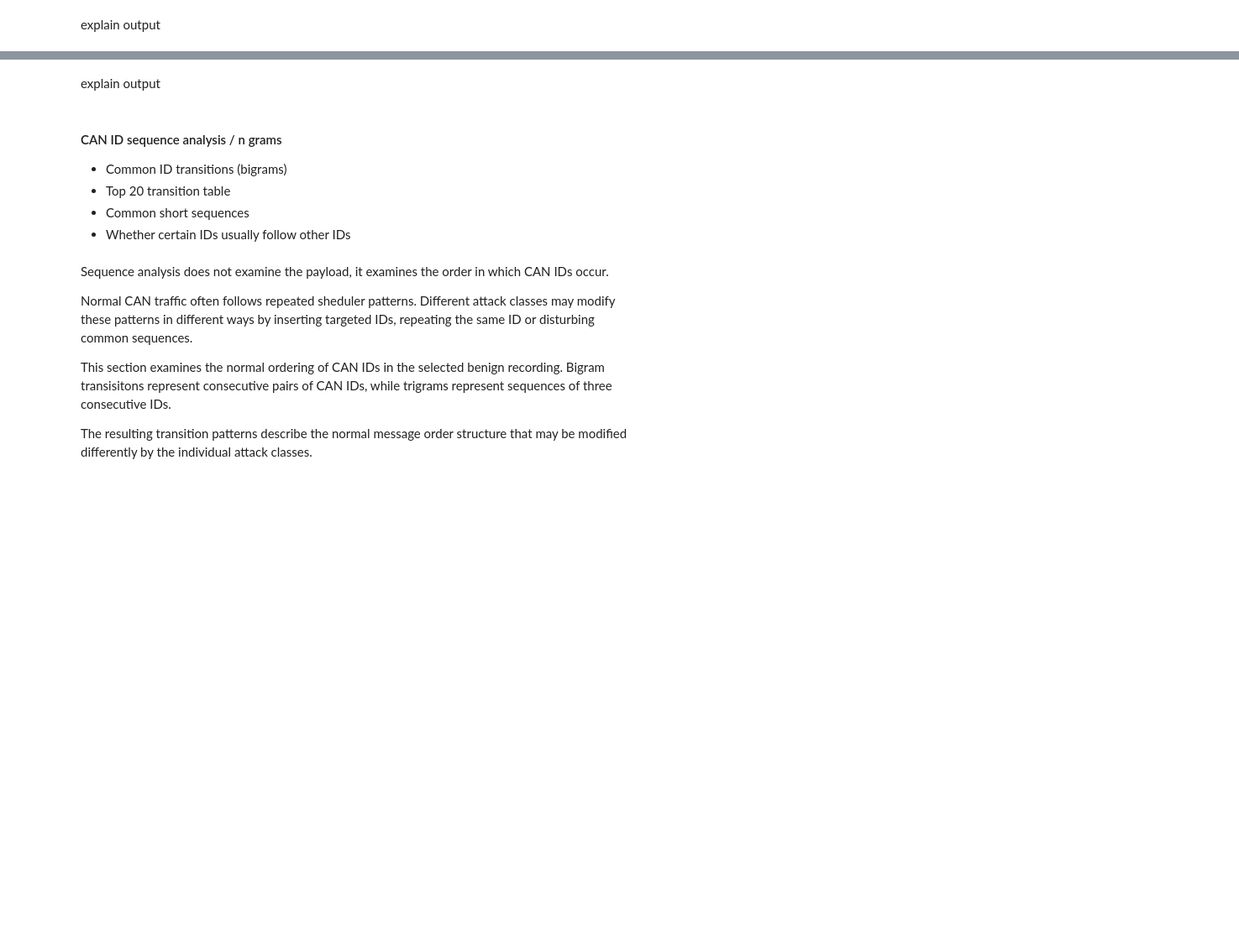
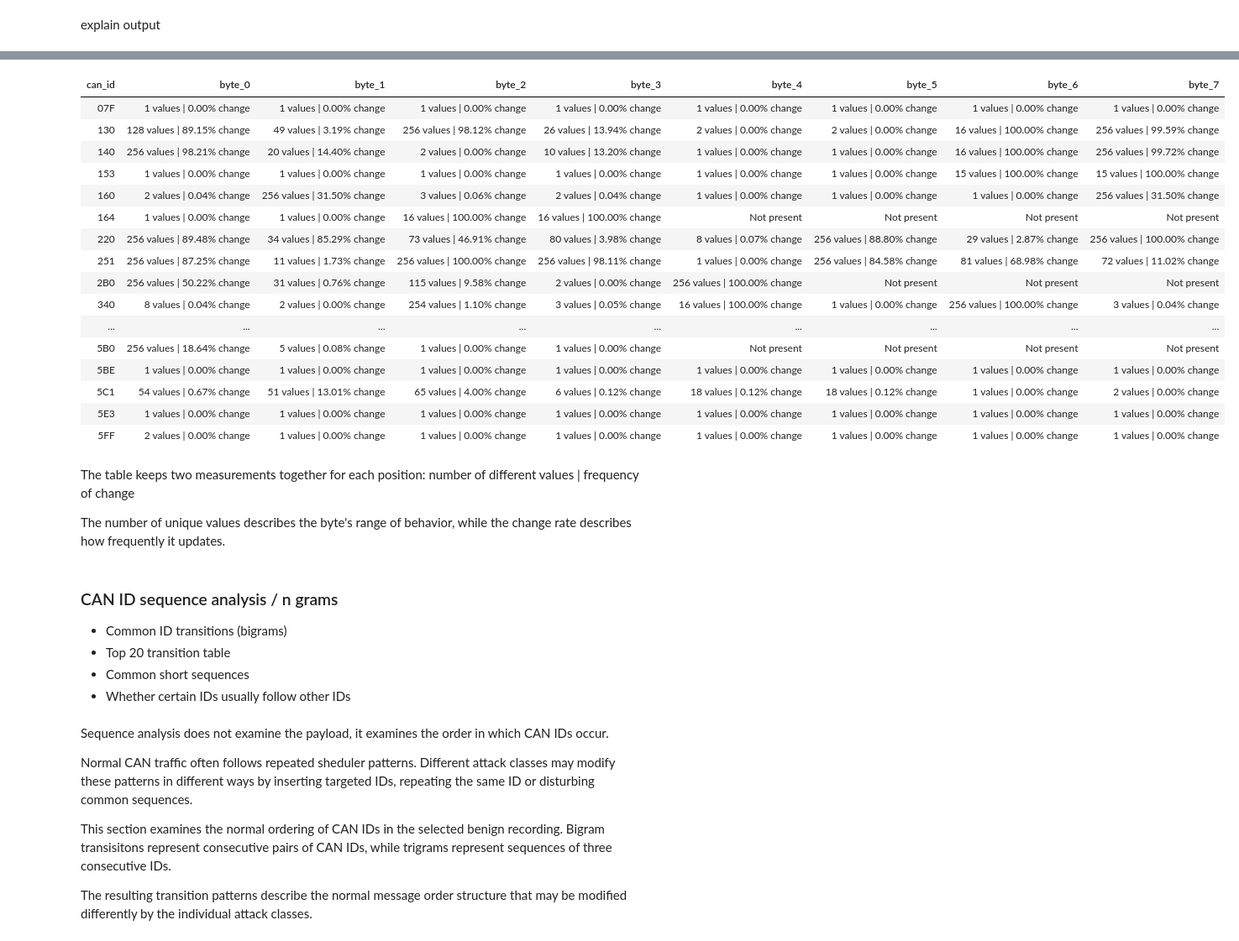
Before and after one commit to asaurasieu/SSL_CyberSecurity, a Jupyter notebook: main_notebooks/02_benign_eda.ipynb, the cells around one changed output, grey strips where cells are left out. Shown at 84% size. Cells and saved outputs as stored; diff of their text form; code cells hidden in the pictures; blank space fills up the shorter version.

```diff
--- a/main_notebooks/02_benign_eda.ipynb
+++ b/main_notebooks/02_benign_eda.ipynb
@@ -831,0 +799,7 @@ byte_id_summary.head()
+# %%
+unique_table = byte_variability.pivot(
+    index="can_id",
+    columns="byte_position",
+    values="unique_values"
+)
+unique_table.head()
@@ -831,0 +814,8 @@ byte_id_summary.head()
+# %%
+rate_table= byte_variability.pivot(
+    index="can_id",
+    columns="byte_position",
+    values="change_rate_percentage"
+)
+
+rate_table.head()
@@ -848,7 +832,62 @@ byte_variability[
+# %%
+byte_behavior_rows = []
+
+for can_id in unique_table.index:
+
+    row = {"can_id": can_id}
+
+    for byte_position in range(8):
+
+        unique_count = unique_table.loc[
+            can_id,
+            byte_position
+        ]
+
+        change_rate = rate_table.loc[
+            can_id,
+            byte_position
+        ]
+
+        if pd.isna(unique_count):
+            row[f"byte_{byte_position}"] = "Not present"
+
+        else:
+            row[f"byte_{byte_position}"] = (
+                f"{int(unique_count)} values | "
+                f"{change_rate:.2f}% change"
+            )
+
+    byte_behavior_rows.append(row)
+
+byte_behviour = pd.DataFrame(byte_behavior_rows)
+
+display(
+    byte_behviour.style.hide(axis="index")
+)
+# %% [output]
+| can_id | byte_0 | byte_1 | byte_2 | byte_3 | byte_4 | byte_5 | byte_6 | byte_7 |
+| 07F | 1 values | 0.00% change | 1 values | 0.00% change | 1 values | 0.00% change | 1 values | 0.00% change | 1 values | 0.00% change | 1 values | 0.00% change | 1 values | 0.00% change | 1 values | 0.00% change |
+| 130 | 128 values | 89.15% change | 49 values | 3.19% change | 256 values | 98.12% change | 26 values | 13.94% change | 2 values | 0.00% change | 2 values | 0.00% change | 16 values | 100.00% change | 256 values | 99.59% change |
+| 140 | 256 values | 98.21% change | 20 values | 14.40% change | 2 values | 0.00% change | 10 values | 13.20% change | 1 values | 0.00% change | 1 values | 0.00% change | 16 values | 100.00% change | 256 values | 99.72% change |
+| 153 | 1 values | 0.00% change | 1 values | 0.00% change | 1 values | 0.00% change | 1 values | 0.00% change | 1 values | 0.00% change | 1 values | 0.00% change | 15 values | 100.00% change | 15 values | 100.00% change |
+| 160 | 2 values | 0.04% change | 256 values | 31.50% change | 3 values | 0.06% change | 2 values | 0.04% change | 1 values | 0.00% change | 1 values | 0.00% change | 1 values | 0.00% change | 256 values | 31.50% change |
+| 164 | 1 values | 0.00% change | 1 values | 0.00% change | 16 values | 100.00% change | 16 values | 100.00% change | Not present | Not present | Not present | Not present |
+| 220 | 256 values | 89.48% change | 34 values | 85.29% change | 73 values | 46.91% change | 80 values | 3.98% change | 8 values | 0.07% change | 256 values | 88.80% change | 29 values | 2.87% change | 256 values | 100.00% change |
+| 251 | 256 values | 87.25% change | 11 values | 1.73% change | 256 values | 100.00% change | 256 values | 98.11% change | 1 values | 0.00% change | 256 values | 84.58% change | 81 values | 68.98% change | 72 values | 11.02% change |
+| 2B0 | 256 values | 50.22% change | 31 values | 0.76% change | 115 values | 9.58% change | 2 values | 0.00% change | 256 values | 100.00% change | Not present | Not present | Not present |
+| 340 | 8 values | 0.04% change | 2 values | 0.00% change | 254 values | 1.10% change | 3 values | 0.05% change | 16 values | 100.00% change | 1 values | 0.00% change | 256 values | 100.00% change | 3 values | 0.04% change |
+| ... | ... | ... | ... | ... | ... | ... | ... | ... |
+| 5B0 | 256 values | 18.64% change | 5 values | 0.08% change | 1 values | 0.00% change | 1 values | 0.00% change | Not present | Not present | Not present | Not present |
+| 5BE | 1 values | 0.00% change | 1 values | 0.00% change | 1 values | 0.00% change | 1 values | 0.00% change | 1 values | 0.00% change | 1 values | 0.00% change | 1 values | 0.00% change | 1 values | 0.00% change |
+| 5C1 | 54 values | 0.67% change | 51 values | 13.01% change | 65 values | 4.00% change | 6 values | 0.12% change | 18 values | 0.12% change | 18 values | 0.12% change | 1 values | 0.00% change | 2 values | 0.00% change |
+| 5E3 | 1 values | 0.00% change | 1 values | 0.00% change | 1 values | 0.00% change | 1 values | 0.00% change | 1 values | 0.00% change | 1 values | 0.00% change | 1 values | 0.00% change | 1 values | 0.00% change |
+| 5FF | 2 values | 0.00% change | 1 values | 0.00% change | 1 values | 0.00% change | 1 values | 0.00% change | 1 values | 0.00% change | 1 values | 0.00% change | 1 values | 0.00% change | 1 values | 0.00% change |
 # %% [markdown]
-explain output
+The table keeps two measurements together for each position: number of different values | frequency of change
+
+The number of unique values describes the byte's range of behavior, while the change rate describes how frequently it updates.
 # %% [markdown]
-#### CAN ID sequence analysis / n grams
+### CAN ID sequence analysis / n grams
 
 - Common ID transitions (bigrams)
 - Top 20 transition table
```
Also changed, not shown: parts of 17 cells of this notebook, 11 other files.
